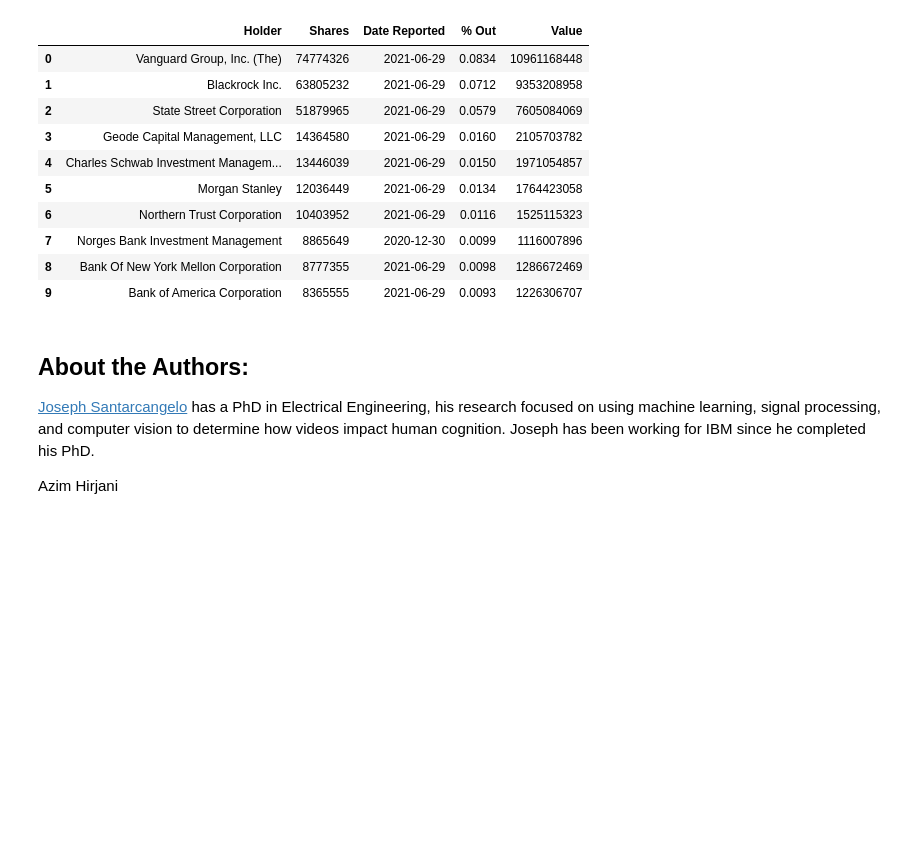
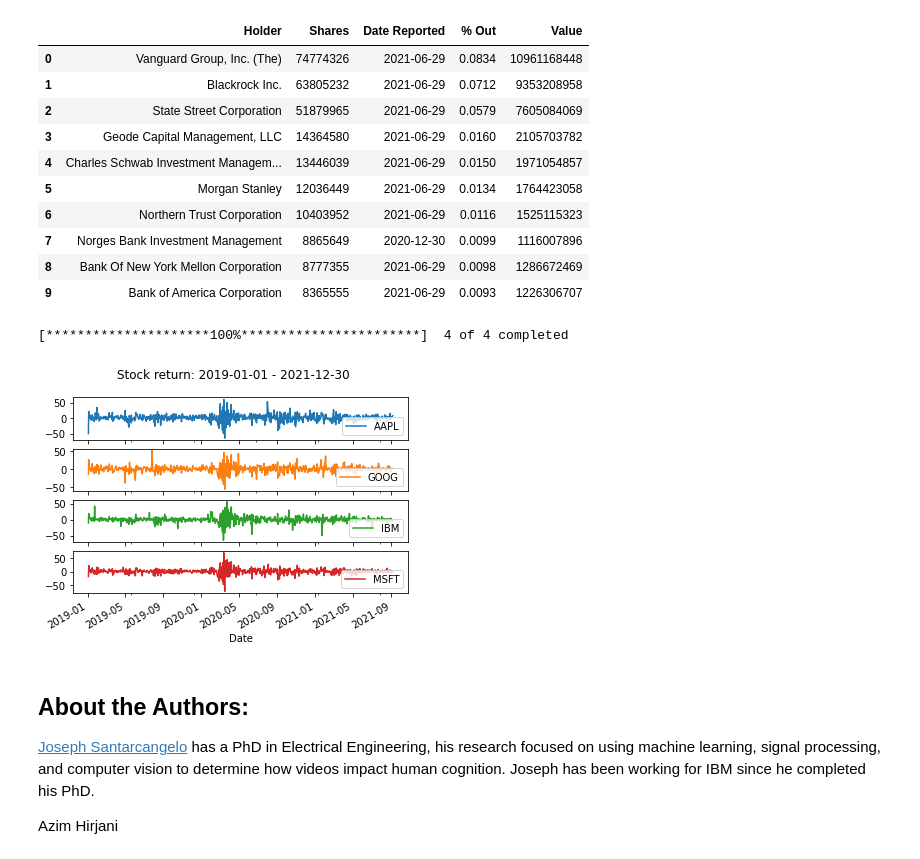
Before and after one commit to A-Alexandrov2021/Projects, a Jupyter notebook: Final_Assignment_Library_new_Apple.ipynb, the cells around one changed output. Saved outputs shown, nothing was run; the diff lists cells and outputs as text; code cells hidden in the pictures; blank space fills up the shorter version.

```diff
--- a/Final_Assignment_Library_new_Apple.ipynb
+++ b/Final_Assignment_Library_new_Apple.ipynb
@@ -405,6 +406,20 @@ ibm.institutional_holders
 | 7 | Norges Bank Investment Management | 8865649 | 2020-12-30 | 0.0099 | 1116007896 |
 | 8 | Bank Of New York Mellon Corporation | 8777355 | 2021-06-29 | 0.0098 | 1286672469 |
 | 9 | Bank of America Corporation | 8365555 | 2021-06-29 | 0.0093 | 1226306707 |
+# %%
+RISKY_ASSETS = ['GOOG','MSFT','AAPL', 'IBM']
+N = len(RISKY_ASSETS)
+START_DATE = '2019-01-01'
+END_DATE = '2021-12-30'
+# %%
+df = yf.download(RISKY_ASSETS,start=START_DATE,end=END_DATE, adjusted =True)
+# %% [output]
+[*********************100%***********************]  4 of 4 completed
+# %%
+returns = 500 * df['Adj Close'].pct_change().dropna()
+returns.plot(subplots=True, title=f'Stock return: {START_DATE} - {END_DATE} ');
+# %% [output]
+[figure, added]
 # %% [markdown]
 <h2>About the Authors:</h2>
 
```
Also changed, not shown: parts of 2 cells of this notebook.
